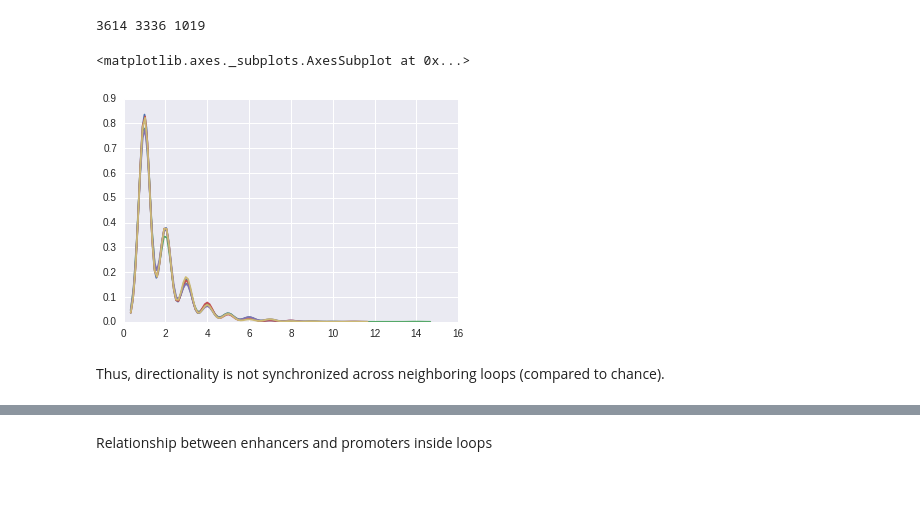
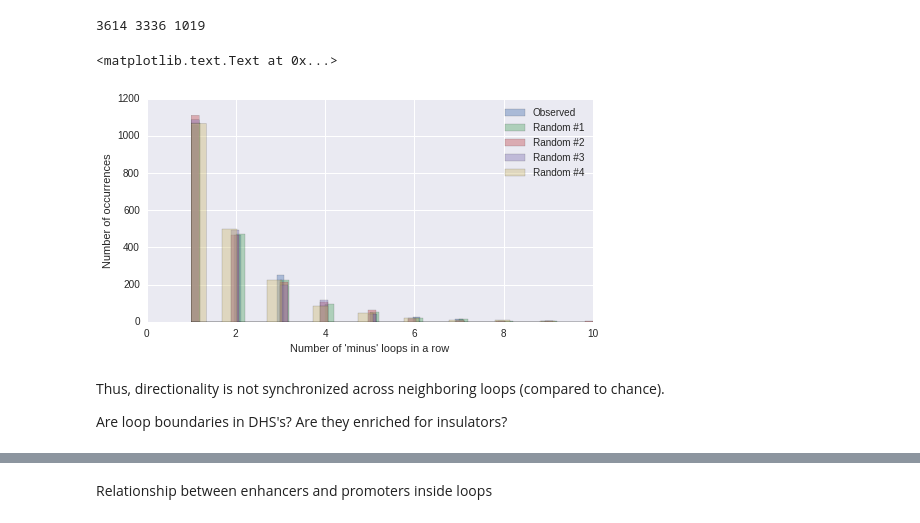
Before and after one commit to bdo311/directionality, a Jupyter notebook: nb2_loops.ipynb, the cells around one changed output, grey strips where cells are left out. Cells and saved outputs as stored; diff of their text form; code cells hidden in the pictures; blank space fills up the shorter version.

Commit message:
added loop boundary analysis

```diff
--- a/nb2_loops.ipynb
+++ b/nb2_loops.ipynb
@@ -104,7 +106,7 @@ all_prom_plus = pd.DataFrame(np.zeros((len(loop_to_dhs.keys()),2)), columns=["ra
 all_prom_plus_sim = pd.DataFrame(np.zeros((len(loop_to_dhs.keys()),2)), columns=["ratio", "total"])
 num_counter = num_sim_counter = enh_counter = enh_sim_counter = prom_counter = prom_sim_counter = 0
 for loop in loop_to_dhs:
-    if counter % 1000 == 0: print counter
+    if num_counter % 1000 == 0: print num_counter
     dhs_list = loop_to_dhs[loop]
     num_plus = num_total = enh_plus = enh_total = prom_plus = prom_total = 0
 
@@ -119,26 +121,35 @@ for loop in loop_to_dhs:
             prom_total += 1
             if dhs[5] == '+': prom_plus += 1
 
+    if num_total > 0:
+        ratio = float(num_plus)/num_total
+        ratio = np.max([ratio, 1 - ratio])
+        all_num_plus.ix[num_counter,:] = [ratio, num_total]
+
+        num_plus_sim = np.random.binomial(num_total, 0.5)
+        sim_ratio = num_plus_sim/float(num_total)
+        sim_ratio = np.max([sim_ratio, 1 - sim_ratio])
+        all_num_plus_sim.ix[num_counter,:] = [sim_ratio, num_total]
+        num_counter += 1
+
     if enh_total > 0:
         ratio = float(enh_plus)/enh_total
         ratio = np.max([ratio, 1 - ratio])
-        all_enh_plus.ix[enh_counter,:] = [ratio, np.log2(enh_total)]
-        enh_counter += 1
+        all_enh_plus.ix[enh_counter,:] = [ratio, enh_total]
 
         num_plus_sim = np.random.binomial(enh_total, 0.5)
         sim_ratio = num_plus_sim/float(enh_total)
         sim_ratio = np.max([sim_ratio, 1 - sim_ratio])
-        all_enh_plus_sim.ix[enh_sim_counter,:] = [sim_ratio, np.log2(enh_total)]
-        enh_sim_counter += 1
+        all_enh_plus_sim.ix[enh_counter,:] = [sim_ratio, enh_total]
+        enh_counter += 1
 
     if prom_total > 0:
         ratio = float(prom_plus)/prom_total
         ratio = np.max([ratio, 1 - ratio])
-        all_prom_plus.ix[prom_counter,:] = [ratio, np.log2(prom_total)]
-        prom_counter += 1
+        all_prom_plus.ix[prom_counter,:] = [ratio, prom_total]
 
         num_plus_sim = np.random.binomial(prom_total, 0.5)
         sim_ratio = num_plus_sim/float(prom_total)
         sim_ratio = np.max([sim_ratio, 1 - sim_ratio])
-        all_prom_plus_sim.ix[prom_sim_counter,:] = [sim_ratio, np.log2(prom_total)]
-        prom_sim_counter += 1
+        all_prom_plus_sim.ix[prom_counter,:] = [sim_ratio, prom_total]
+        prom_counter += 1
@@ -253,13 +288,20 @@ for i in range(50):
     m_sample_stretch[i] = m_stretch
     p_sample_stretch[i] = p_stretch
 # %%
-sns.distplot(m_stretch, hist=False)
-sns.distplot(m_sample_stretch[1], hist=False)
-sns.distplot(m_sample_stretch[2], hist=False)
-sns.distplot(m_sample_stretch[3], hist=False)
-sns.distplot(m_sample_stretch[4], hist=False)
+sns.plt.figure(figsize=[8,4])
+sns.distplot(m_stretch, kde=False, label="Observed")
+sns.distplot(m_sample_stretch[1], kde=False, label="Random #1")
+sns.distplot(m_sample_stretch[2], kde=False, label="Random #2")
+sns.distplot(m_sample_stretch[3], kde=False, label="Random #3")
+sns.distplot(m_sample_stretch[4], kde=False, label="Random #4")
+sns.plt.legend()
+sns.plt.xlim([0,10])
+sns.plt.xlabel("Number of 'minus' loops in a row")
+sns.plt.ylabel("Number of occurrences")
 # %% [output]
-<matplotlib.axes._subplots.AxesSubplot at 0x...>
+<matplotlib.text.Text at 0x...>
-[figure, old version]
+[figure, new version]
 # %% [markdown]
 Thus, directionality is not synchronized across neighboring loops (compared to chance).
+
+Are loop boundaries in DHS's? Are they enriched for insulators?
```
Also changed, not shown: parts of 16 cells of this notebook.
